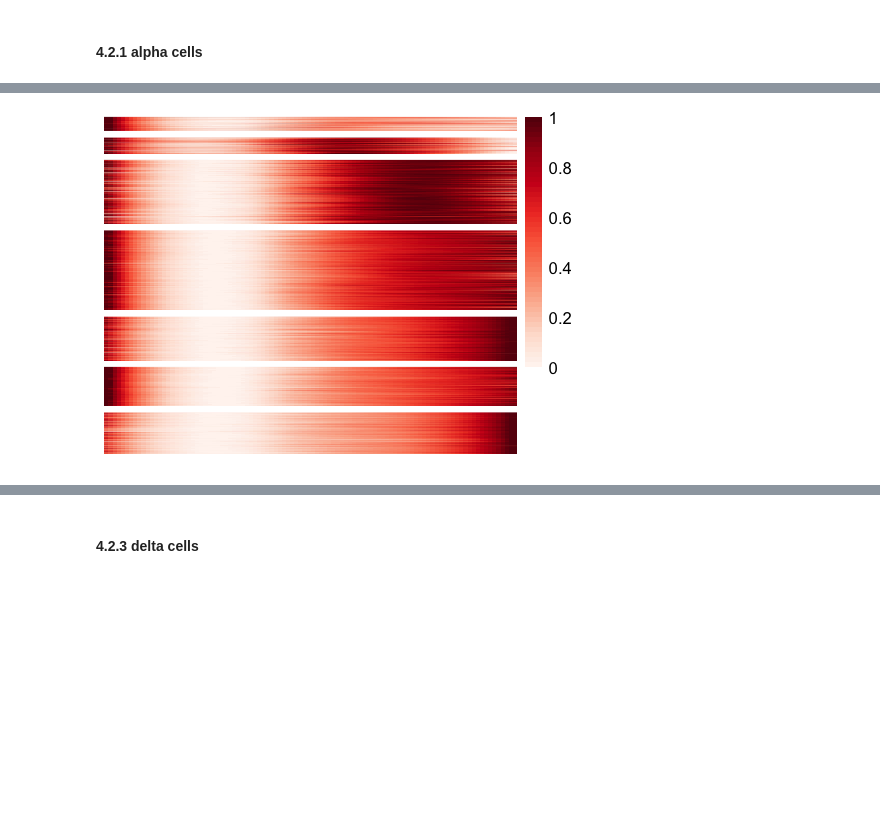
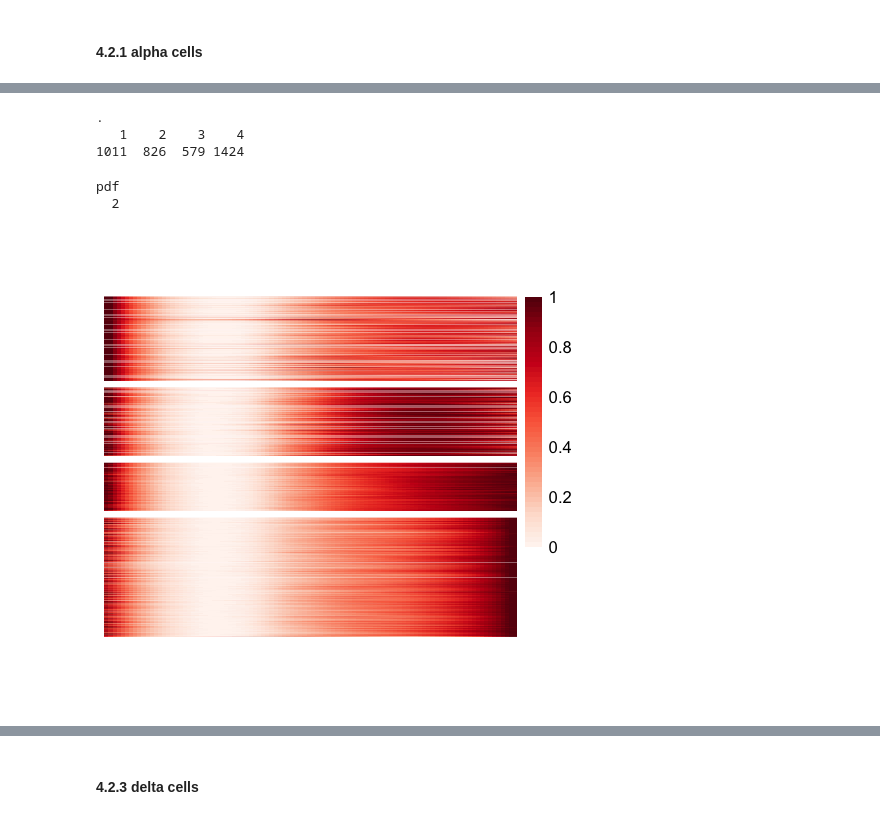
Before and after one commit to biomystery/islet_figs_motifs, a Jupyter notebook: multiple_promoter_transcript_level/05d.smooth_clustering_DA_peaks.ipynb, the cells around one changed output, grey strips where cells are left out. Drawn from its saved outputs; the diff is of its cells as text; code cells hidden in the pictures; blank space fills up the shorter version.

Commit message:
refined prom ps smoothed clustering

```diff
--- a/multiple_promoter_transcript_level/05d.smooth_clustering_DA_peaks.ipynb
+++ b/multiple_promoter_transcript_level/05d.smooth_clustering_DA_peaks.ipynb
@@ -461,7 +472,7 @@ if (F) {
 pk.scale.2 <- list()
 dat.sub.2.scale.1 <- list()
 
-for (i in 1:2) {
+for (i in 1:max(pk.scale$pamobject$clustering)) {
     # cat(paste0('For Cluster ',i,'\n'))
     dat.sub.2.scale.1[[i]] <- dat.sub.2.scale[pk.scale$pamobject$clustering == i,
         ]
@@ -476,18 +487,12 @@ for (i in 1:2) {
 }
 
 #
-a = (pk.scale.2[[1]]$pamobject$clustering)
-b1 = a
-names(b1) = names(a)
-
-a = (pk.scale.2[[2]]$pamobject$clustering)
-b2 = a + length(unique(b1))
-names(b2) = names(a)
-
-
-final.ord = c(b1, b2)
-
-
+final.ord = 0
+for (i in 1:length(pk.scale.2)) {
+    a = (pk.scale.2[[i]]$pamobject$clustering) + max(final.ord)
+    final.ord <- c(final.ord, a)
+}
+final.ord <- final.ord[final.ord != 0]
 pheatmap(dat.sub.2.scale[names(final.ord)[order(final.ord)], ], gaps_row = as.numeric(cumsum(table(final.ord))),
     scale = "none", cluster_rows = F, cluster_cols = F, show_rownames = F, show_colnames = F,
     color = colorRampPalette(colors = brewer.pal(n = 9, name = "Reds"))(50), )
@@ -535,6 +511,29 @@ final.ord <- c(a[a != 1], b[b != 2], c + 2, d + 4)
 # %%
-pheatmap(dat.sub.2.scale[names(final.ord)[order(final.ord)], ], gaps_row = as.numeric(cumsum(table(final.ord))),
+options(repr.plot.width = 4, repr.plot.height = 4)
+if (T) {
+    final.ord.2 <- final.ord
+    final.ord <- final.ord %>% recode(`4` = 1, `3` = 2, `5` = 1, `1` = 2, `2` = 3,
+        `6` = 4, `7` = 4)
+    names(final.ord) <- names(final.ord.2)
+    final.ord %>% table
+}
+
+p <- pheatmap(dat.sub.2.scale[names(final.ord)[order(final.ord)], ], gaps_row = as.numeric(cumsum(table(final.ord))),
     scale = "none", cluster_rows = F, cluster_cols = F, show_rownames = F, show_colnames = F,
-    color = colorRampPalette(colors = brewer.pal(n = 9, name = "Reds"))(50), )
+    color = colorRampPalette(colors = brewer.pal(n = 9, name = "Reds"))(50), cellheight = 0.05,
+    )
+#final.ord <- final.ord.2
+
+
+pdf("~/Dropbox (UCSD_Epigenomics)/workReports/2019-12-11_islet_psclusters/alpha_ps_pamk.pdf",
+    width = 4, height = 4, family = "Arial")
+print(p)
+dev.off()
+system("open ~/Dropbox (UCSD_Epigenomics)/workReports/2019-12-11_islet_psclusters/alpha_ps_pamk.pdf")
 # %% [output]
+.
+   1    2    3    4
+1011  826  579 1424
+pdf
+  2
-[figure, old version]
+[figure, new version]
```
Also changed, not shown: parts of 17 cells of this notebook, 3 other files.
